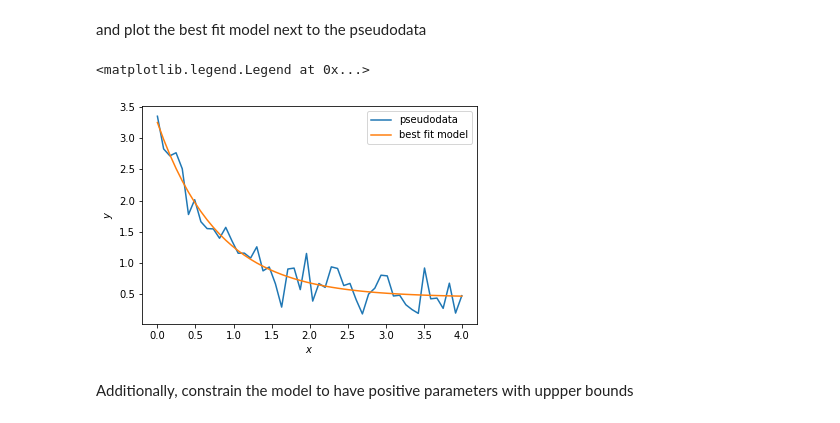
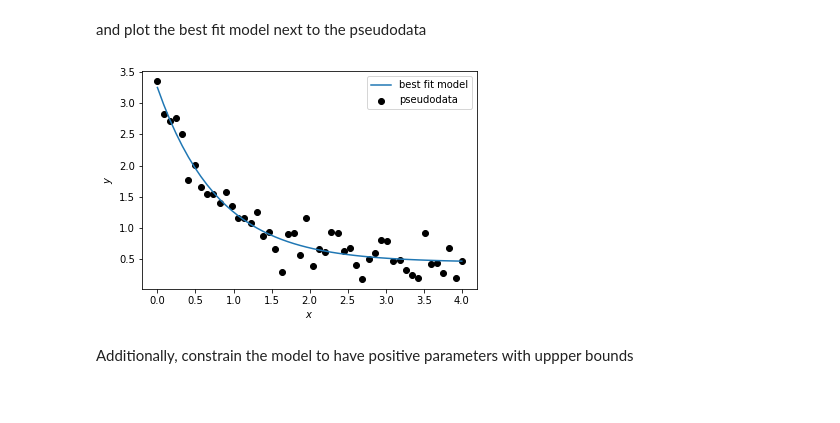
Before and after one commit to matthewfeickert/linear-and-nonlinear-models, a Jupyter notebook: notebooks/scipy-non-linear-example.ipynb, the cells around one changed output. Saved outputs shown, nothing was run; the diff lists cells and outputs as text; code cells hidden in the pictures.

Commit message:
Plot points not extrapolations

```diff
--- a/notebooks/scipy-non-linear-example.ipynb
+++ b/notebooks/scipy-non-linear-example.ipynb
@@ -55,15 +65,14 @@ and plot the best fit model next to the pseudodata
 # %%
 model_predictions = model(x, *pars_bestfit)
 
 fig, ax = plt.subplots()
-ax.plot(x, data, label="pseudodata")
+ax.scatter(x, data, color="black", label="pseudodata")
 ax.plot(x, model_predictions, label="best fit model")
 ax.set_xlabel(r"$x$")
 ax.set_ylabel(r"$y$")
-ax.legend()
+ax.legend();
 # %% [output]
-<matplotlib.legend.Legend at 0x...>
-[figure, old version]
+[figure, new version]
 # %% [markdown]
 Additionally, constrain the model to have positive parameters with uppper bounds
 # %%
```
Also changed, not shown: parts of 4 cells of this notebook.
